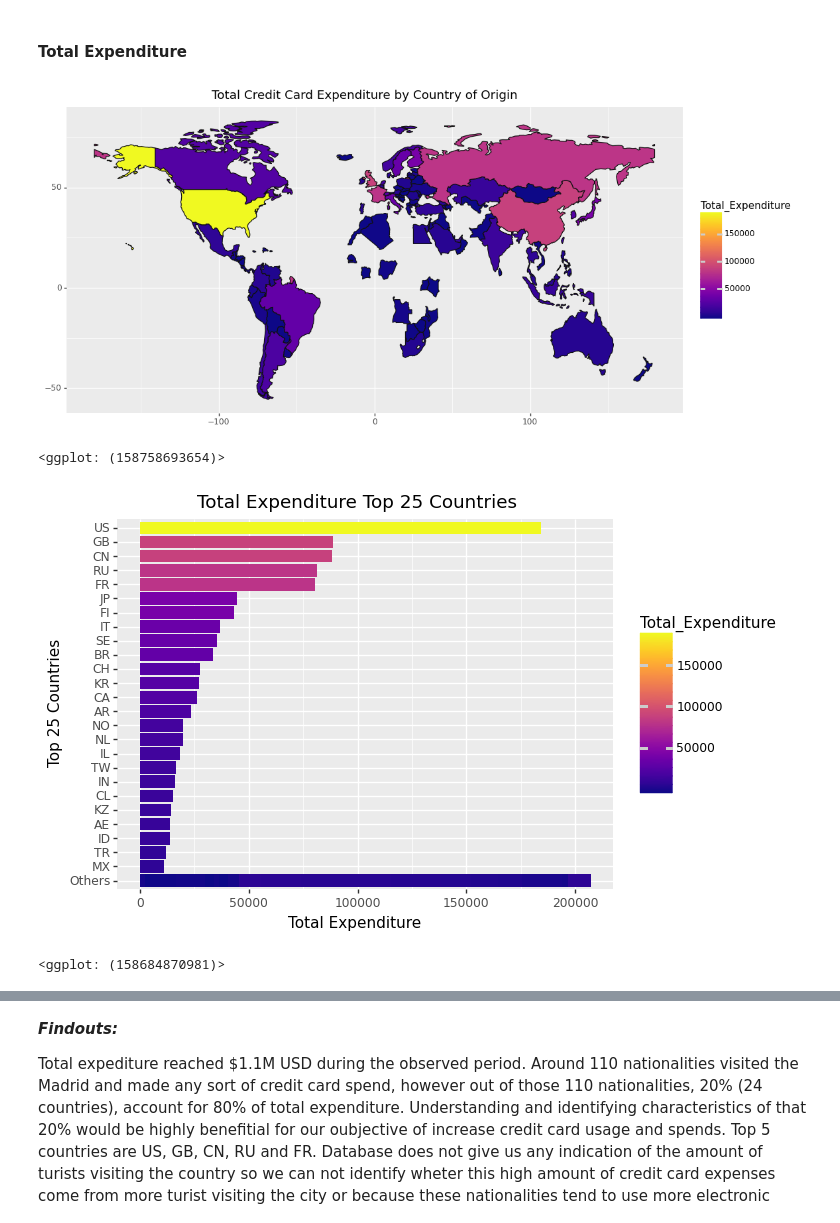
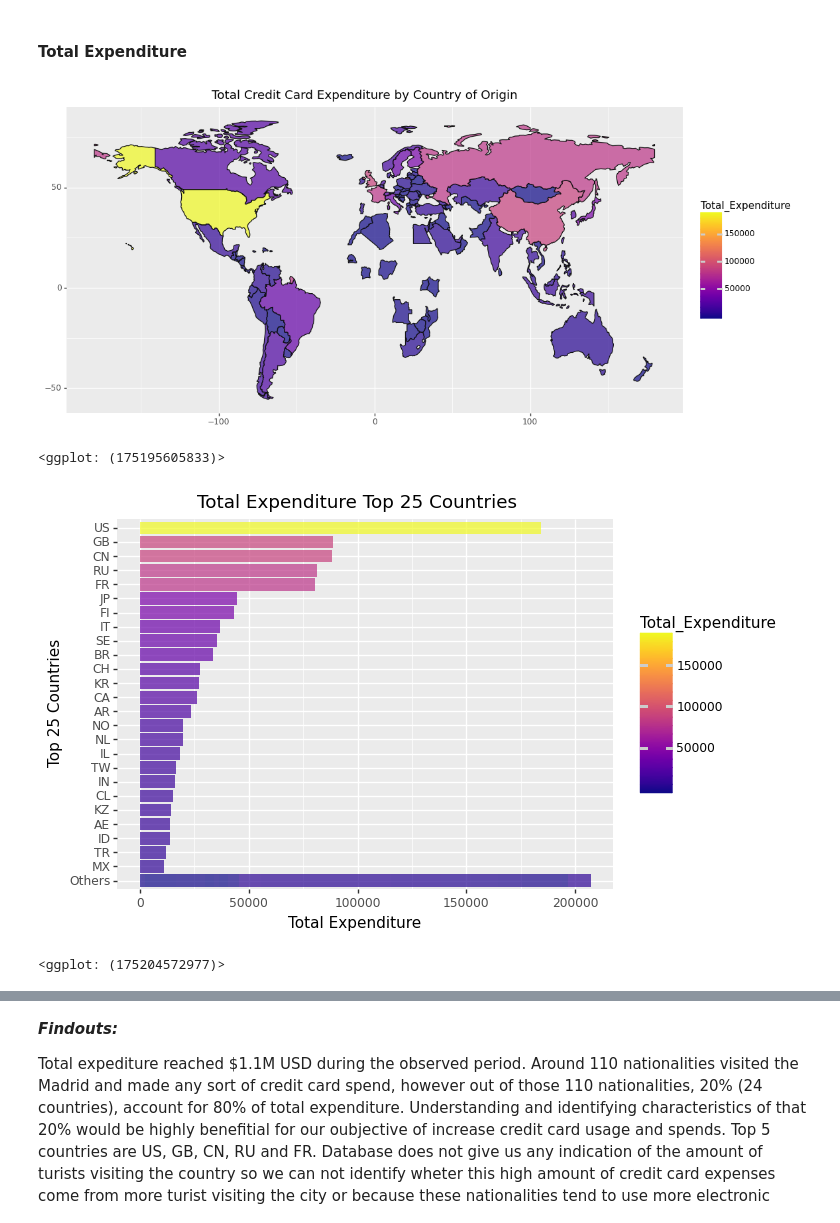
Before and after one commit to callysthenes/citibank_business_case_visual, a Jupyter notebook: EDA_Diana.ipynb, the cells around one changed output, grey strips where cells are left out. Saved outputs shown, nothing was run; the diff lists cells and outputs as text; code cells hidden in the pictures.

```diff
--- a/EDA_Diana.ipynb
+++ b/EDA_Diana.ipynb
@@ -229,16 +228,16 @@ Additionally, we will analyze expenditure by product category, nationality and d
 #### Total Expenditure
 # %%
 chart = ggplot(data=sales_df, mapping=aes(fill="Total_Expenditure"))
-map_proj = geom_map()
+map_proj = geom_map(alpha = 0.7)
 labels = labs(title="Total Credit Card Expenditure by Country of Origin")
 theme_details = theme(figure_size=(12,6))
 fill_colormap = scale_fill_cmap(cmap_name="plasma")
 color_colormap = scale_color_cmap(cmap_name="plasma")
 world_map_card = chart + map_proj + labels + theme_details + fill_colormap + color_colormap
 world_map_card
 # %% [output]
-[figure, old version]
+[figure, new version]
-<ggplot: (158758693654)>
+<ggplot: (175195605833)>
 # %%
 #Selecting Top XX nationalities
 # number of top-n you want
@@ -263,12 +262,12 @@ df_sorted = df_sorted.sort_values('customer_country')
 # %%
 #Bar Chart for top 25 countries ordered by total expenses
 ggplot(df_sorted, aes(x = 'customer_country', y = 'Total_Expenditure', fill='Total_Expenditure'))\
-    + geom_bar(stat="identity")\
+    + geom_bar(stat="identity",alpha = 0.7)\
         + scale_x_discrete()\
             + coord_flip()\
                 +scale_fill_cmap(cmap_name="plasma")\
                     + ggtitle("Total Expenditure Top 25 Countries")\
                         +labs(y= "Total Expenditure ", x = "Top 25 Countries")
 # %% [output]
-[figure, old version]
+[figure, new version]
-<ggplot: (158684870981)>
+<ggplot: (175204572977)>
```
Also changed, not shown: parts of 37 cells of this notebook, 2 other files.
